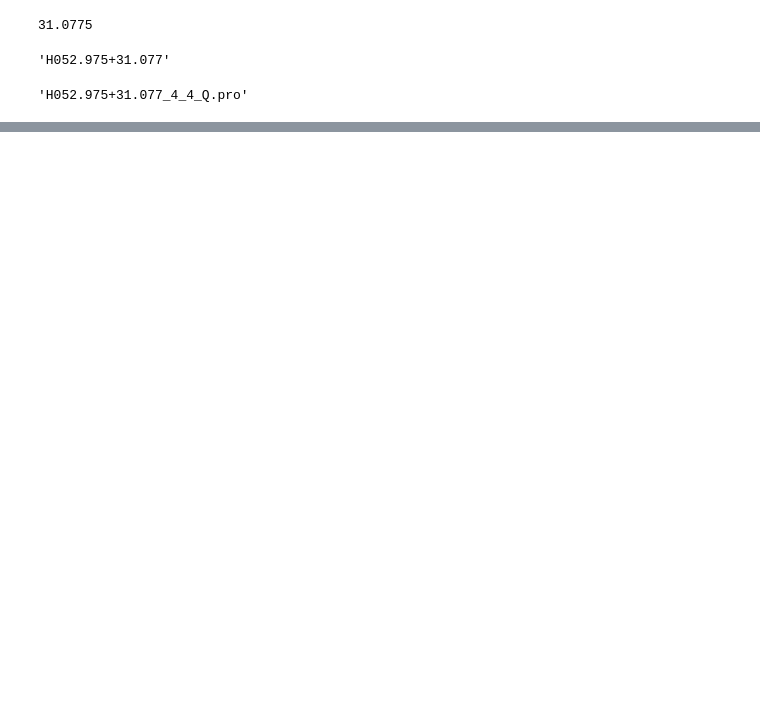
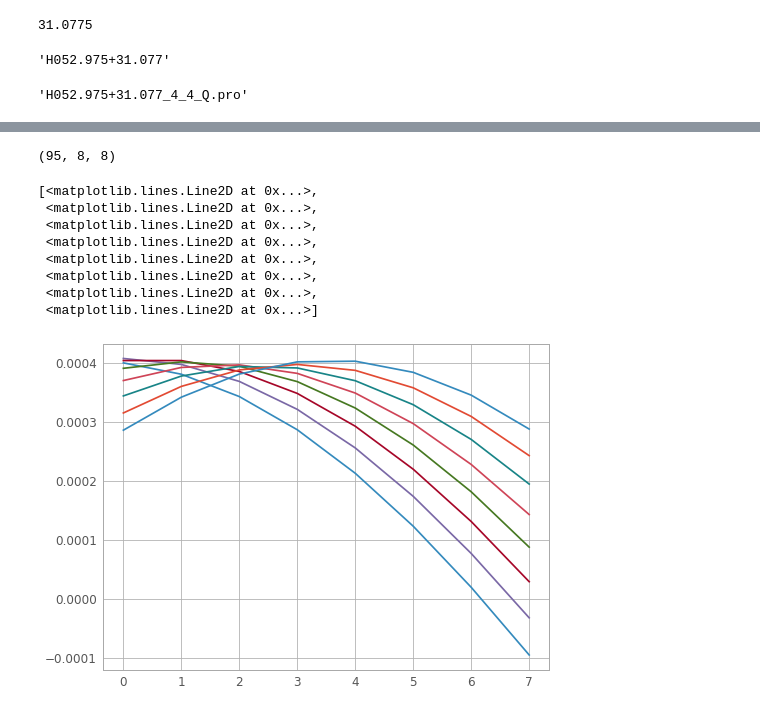
Before and after one commit to halehhajizadeh/VLA-Perseus, a Jupyter notebook: scripts/Flux-Extraction.ipynb, the cells around one changed output, grey strips where cells are left out. Drawn from its saved outputs; the diff is of its cells as text; code cells hidden in the pictures; blank space fills up the shorter version.

```diff
--- a/scripts/Flux-Extraction.ipynb
+++ b/scripts/Flux-Extraction.ipynb
@@ -328,3 +357,19 @@ mean_spectrum[0]
+# %%
+box_spectrum.shape
+# %% [output]
+(95, 8, 8)
+# %%
+plt.plot(box_spectrum[0])
+# %% [output]
+[<matplotlib.lines.Line2D at 0x...>,
+ <matplotlib.lines.Line2D at 0x...>,
+ <matplotlib.lines.Line2D at 0x...>,
+ <matplotlib.lines.Line2D at 0x...>,
+ <matplotlib.lines.Line2D at 0x...>,
+ <matplotlib.lines.Line2D at 0x...>,
+ <matplotlib.lines.Line2D at 0x...>,
+ <matplotlib.lines.Line2D at 0x...>]
+[figure, added]
 # %%
 deltax = 10
 deltay = 10
```
Also changed, not shown: parts of 36 cells of this notebook.
